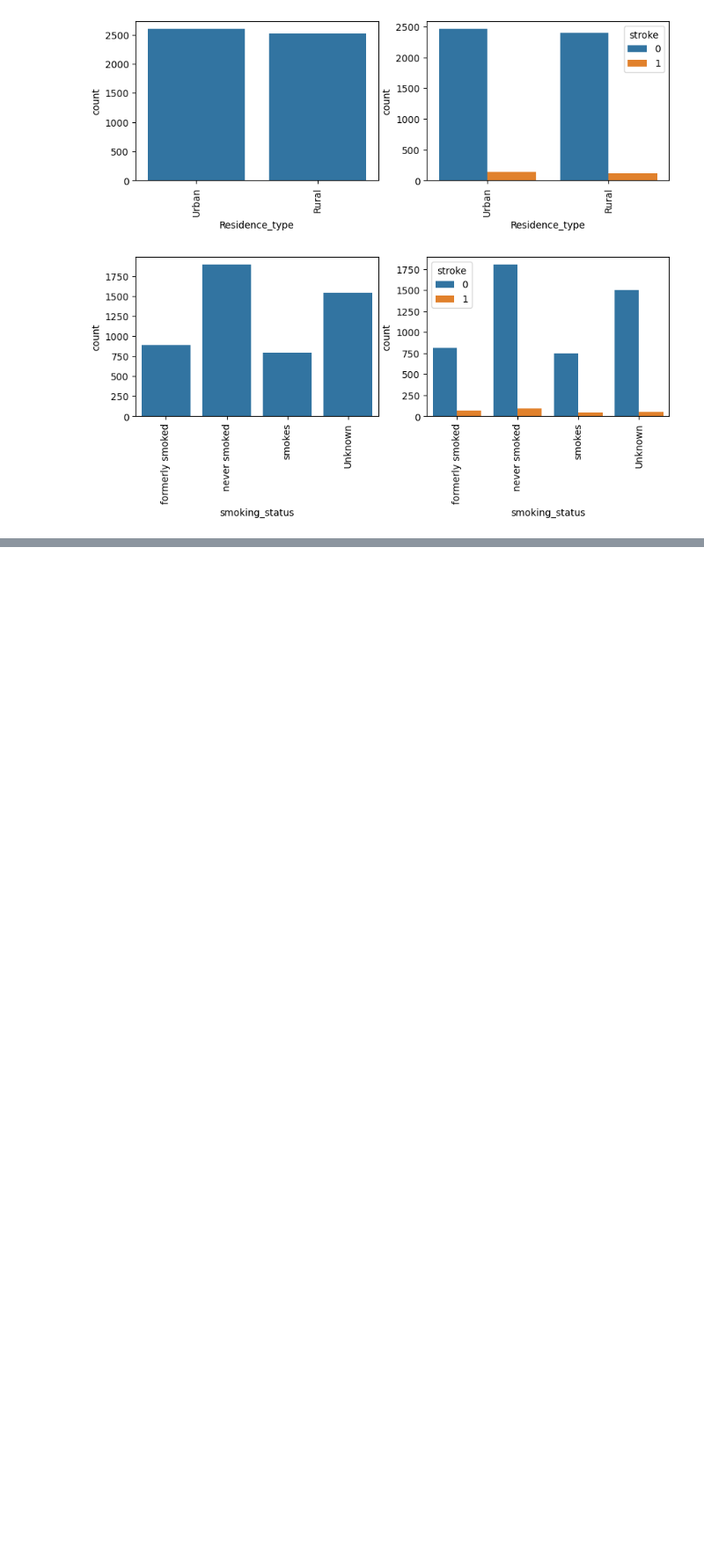
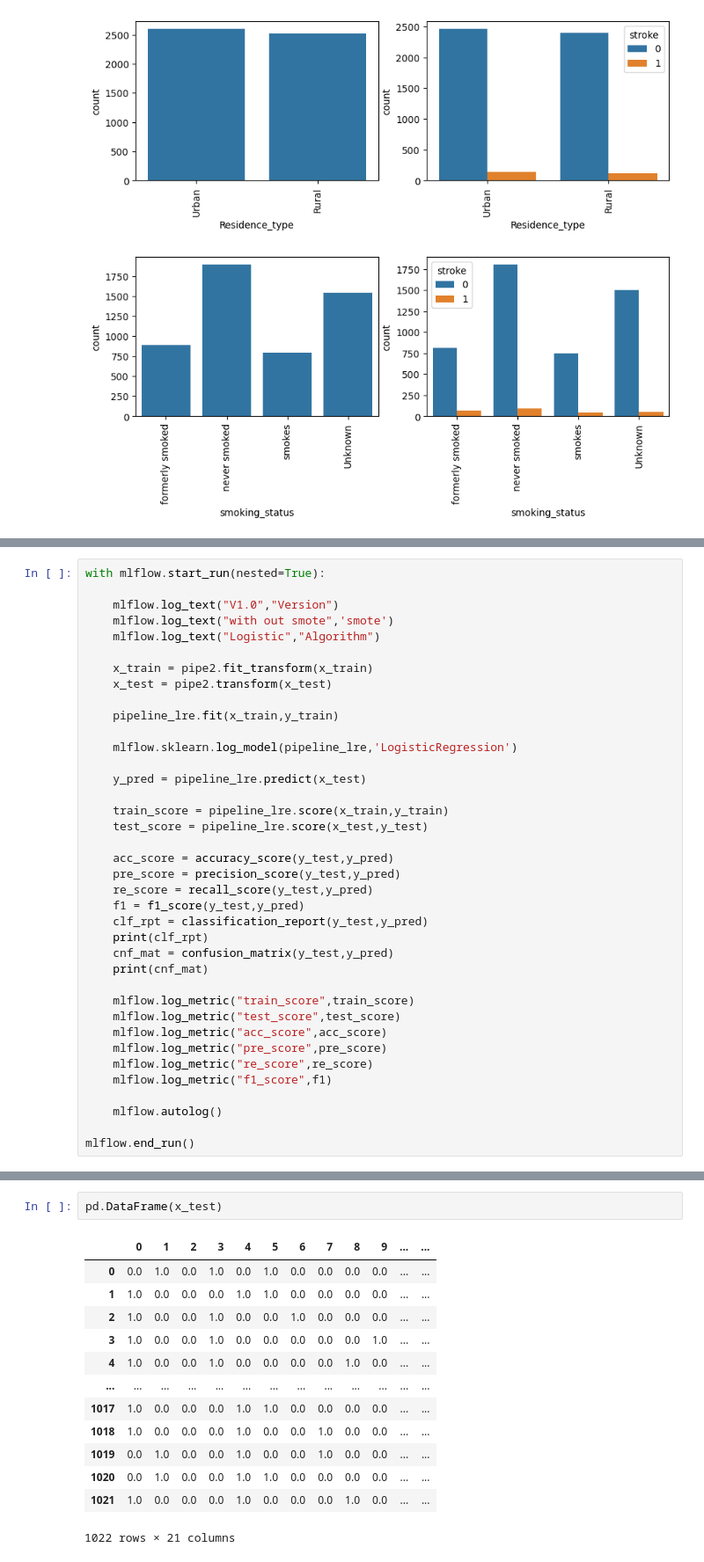
Before and after one commit to shubham-kamlaskar/stroke_predict, a Jupyter notebook: stroke_prediction/stroke.ipynb, the cells around one changed output, grey strips where cells are left out. Shown: that part at 88% size. Drawn from its saved outputs; the diff is of its cells as text; blank space fills up the shorter version.

Commit message:
model

```diff
--- a/stroke_prediction/stroke.ipynb
+++ b/stroke_prediction/stroke.ipynb
@@ -259,0 +448,38 @@ sns.FacetGrid(row='gender',col='age',data=df).map(sns.scatterplot,'avg_glucose_l
+# %%
+with mlflow.start_run(nested=True):
+
+    mlflow.log_text("V1.0","Version")
+    mlflow.log_text("with out smote",'smote')
+    mlflow.log_text("Logistic","Algorithm")
+
+    x_train = pipe2.fit_transform(x_train)
+    x_test = pipe2.transform(x_test)
+
+    pipeline_lre.fit(x_train,y_train)
+
+    mlflow.sklearn.log_model(pipeline_lre,'LogisticRegression')
+
+    y_pred = pipeline_lre.predict(x_test)
+
+    train_score = pipeline_lre.score(x_train,y_train)
+    test_score = pipeline_lre.score(x_test,y_test)
+
+    acc_score = accuracy_score(y_test,y_pred)
+    pre_score = precision_score(y_test,y_pred)
+    re_score = recall_score(y_test,y_pred)
+    f1 = f1_score(y_test,y_pred)
+    clf_rpt = classification_report(y_test,y_pred)
+    print(clf_rpt)
+    cnf_mat = confusion_matrix(y_test,y_pred)
+    print(cnf_mat)
+
+    mlflow.log_metric("train_score",train_score)
+    mlflow.log_metric("test_score",test_score)
+    mlflow.log_metric("acc_score",acc_score)
+    mlflow.log_metric("pre_score",pre_score)
+    mlflow.log_metric("re_score",re_score)
+    mlflow.log_metric("f1_score",f1)
+
+    mlflow.autolog()
+
+mlflow.end_run()
@@ -259,0 +517,16 @@ sns.FacetGrid(row='gender',col='age',data=df).map(sns.scatterplot,'avg_glucose_l
+# %%
+pd.DataFrame(x_test)
+# %% [output]
+|  | 0 | 1 | 2 | 3 | 4 | 5 | 6 | 7 | 8 | 9 | ... | ... |
+| 0 | 0.0 | 1.0 | 0.0 | 1.0 | 0.0 | 1.0 | 0.0 | 0.0 | 0.0 | 0.0 | ... | ... |
+| 1 | 1.0 | 0.0 | 0.0 | 0.0 | 1.0 | 1.0 | 0.0 | 0.0 | 0.0 | 0.0 | ... | ... |
+| 2 | 1.0 | 0.0 | 0.0 | 1.0 | 0.0 | 0.0 | 1.0 | 0.0 | 0.0 | 0.0 | ... | ... |
+| 3 | 1.0 | 0.0 | 0.0 | 1.0 | 0.0 | 0.0 | 0.0 | 0.0 | 0.0 | 1.0 | ... | ... |
+| 4 | 1.0 | 0.0 | 0.0 | 1.0 | 0.0 | 0.0 | 0.0 | 0.0 | 1.0 | 0.0 | ... | ... |
+| ... | ... | ... | ... | ... | ... | ... | ... | ... | ... | ... | ... | ... |
+| 1017 | 1.0 | 0.0 | 0.0 | 0.0 | 1.0 | 1.0 | 0.0 | 0.0 | 0.0 | 0.0 | ... | ... |
+| 1018 | 1.0 | 0.0 | 0.0 | 0.0 | 1.0 | 0.0 | 0.0 | 1.0 | 0.0 | 0.0 | ... | ... |
+| 1019 | 0.0 | 1.0 | 0.0 | 0.0 | 1.0 | 0.0 | 0.0 | 1.0 | 0.0 | 0.0 | ... | ... |
+| 1020 | 0.0 | 1.0 | 0.0 | 0.0 | 1.0 | 1.0 | 0.0 | 0.0 | 0.0 | 0.0 | ... | ... |
+| 1021 | 1.0 | 0.0 | 0.0 | 0.0 | 1.0 | 0.0 | 0.0 | 0.0 | 1.0 | 0.0 | ... | ... |
+1022 rows × 21 columns
```
Also changed, not shown: parts of 32 cells of this notebook, 56 other files.
